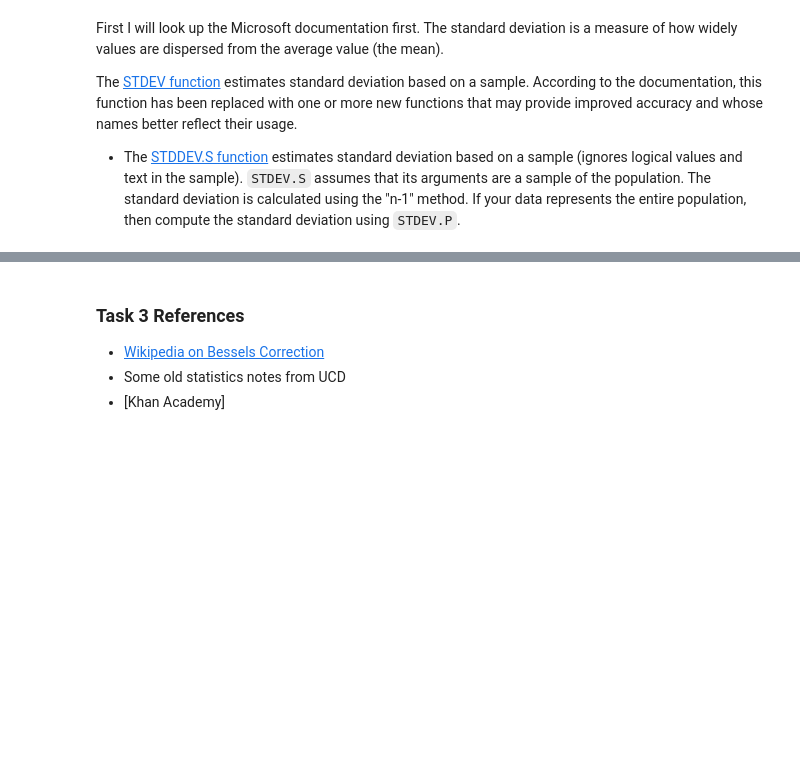
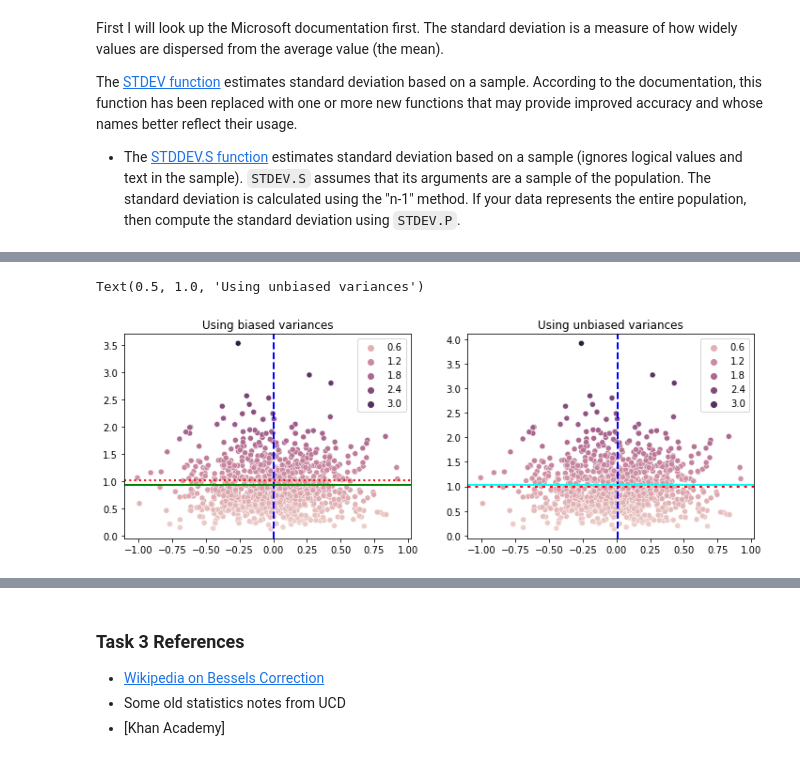
Before and after one commit to angela1C/Machine-Learning-and-Statistics-Tasks-Project-2020, a Jupyter notebook: Tasks.ipynb, the cells around one changed output, grey strips where cells are left out. Drawn from its saved outputs; the diff is of its cells as text; code cells hidden in the pictures; blank space fills up the shorter version.

```diff
--- a/Tasks.ipynb
+++ b/Tasks.ipynb
@@ -961,0 +1015,9 @@ So I need to simulate a population using numpy random, then decide on the size o
+# %%
+
+sample_means = samp.mean(axis=1)
+# samp.sum(axis=1) / sample_size
+#print(sample_means)
+
+# the mean of the sample means?
+sample_means.mean()
+sample_means.std()
@@ -961,0 +1068,7 @@ So I need to simulate a population using numpy random, then decide on the size o
+# %%
+# Calculate the biased variance for each of the samples
+
+# newaxis converts the array into column vector
+diff_from_mean = (samp - mean[:, np.newaxis])**2
+variances_b = diff_from_mean.sum(axis=1) / (sample_size)
+#variances_b
@@ -961,0 +1077,4 @@ So I need to simulate a population using numpy random, then decide on the size o
+# %%
+# adjusting the variance to divide by n-1
+variances_unb = diff_from_mean.sum(axis=1) / (sample_size-1)
+variances_unb
@@ -961,0 +1152,24 @@ So I need to simulate a population using numpy random, then decide on the size o
+# %%
+x = sample_means
+y = variances_b
+z = variances_unb
+a = variances_b.mean()
+# mean of the unbiased formula
+b = variances_unb.mean()
+# %%
+%matplotlib inline
+# set up the subplots and figure sizes
+f, axes = plt.subplots(1, 2, figsize=(12, 4))
+sns.scatterplot(x =x,y=y, hue=y, ax=axes[0])
+sns.scatterplot(x =x,y=z, hue=y, ax=axes[1])
+axes[0].axvline(samp.mean(), color='blue', linewidth=2, linestyle="--")
+axes[1].axvline(samp.mean(), color='blue', linewidth=2, linestyle="--")
+axes[0].axhline(samp.var(), color='red', linewidth=2, linestyle=":")
+axes[0].axhline(variances_b.mean(), color='green', linewidth=2)
+axes[1].axhline(samp.var(), color='red', linewidth=3, linestyle=":")
+axes[1].axhline(variances_unb.mean(), color='cyan', linewidth=2)
+axes[0].set_title("Using biased variances")
+axes[1].set_title("Using unbiased variances")
+# %% [output]
+Text(0.5, 1.0, 'Using unbiased variances')
+[figure, added]
```
Also changed, not shown: parts of 23 cells of this notebook.
